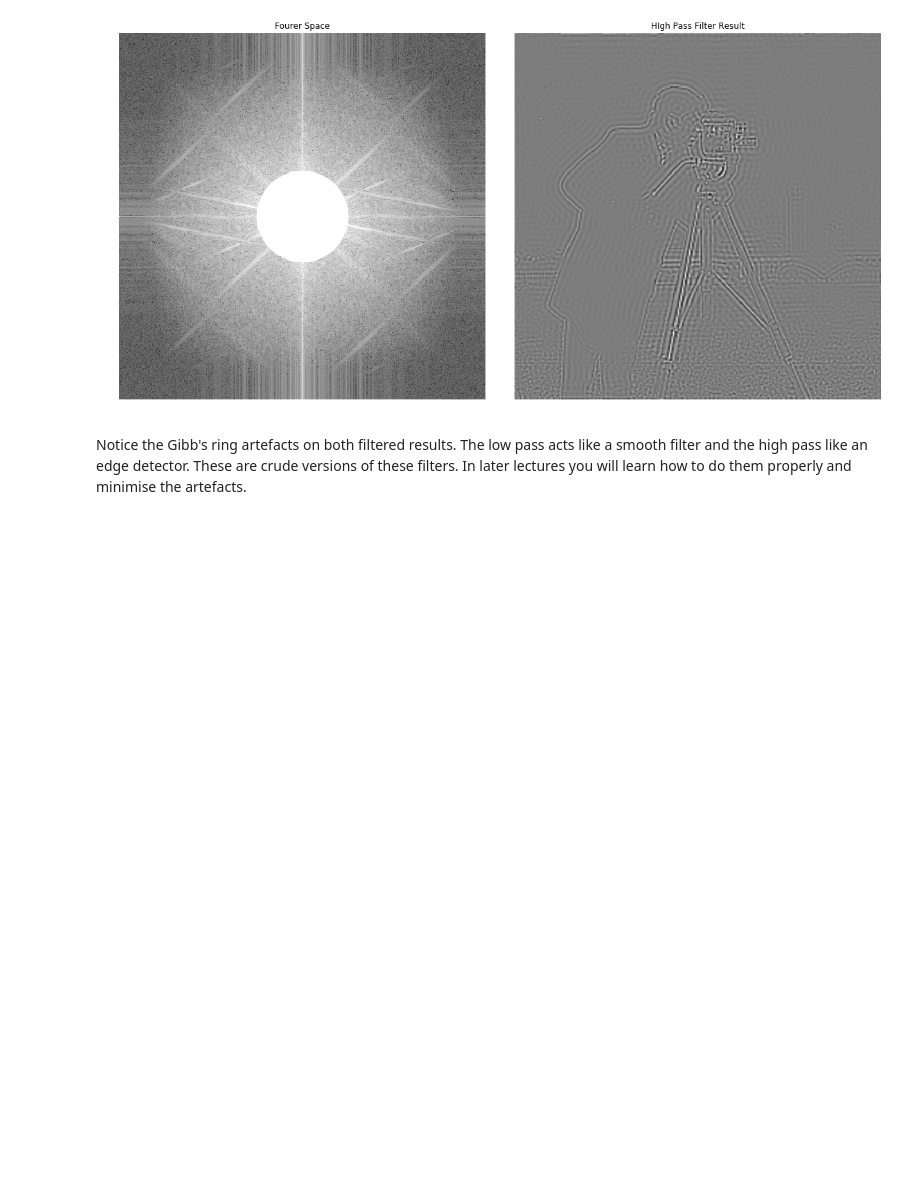
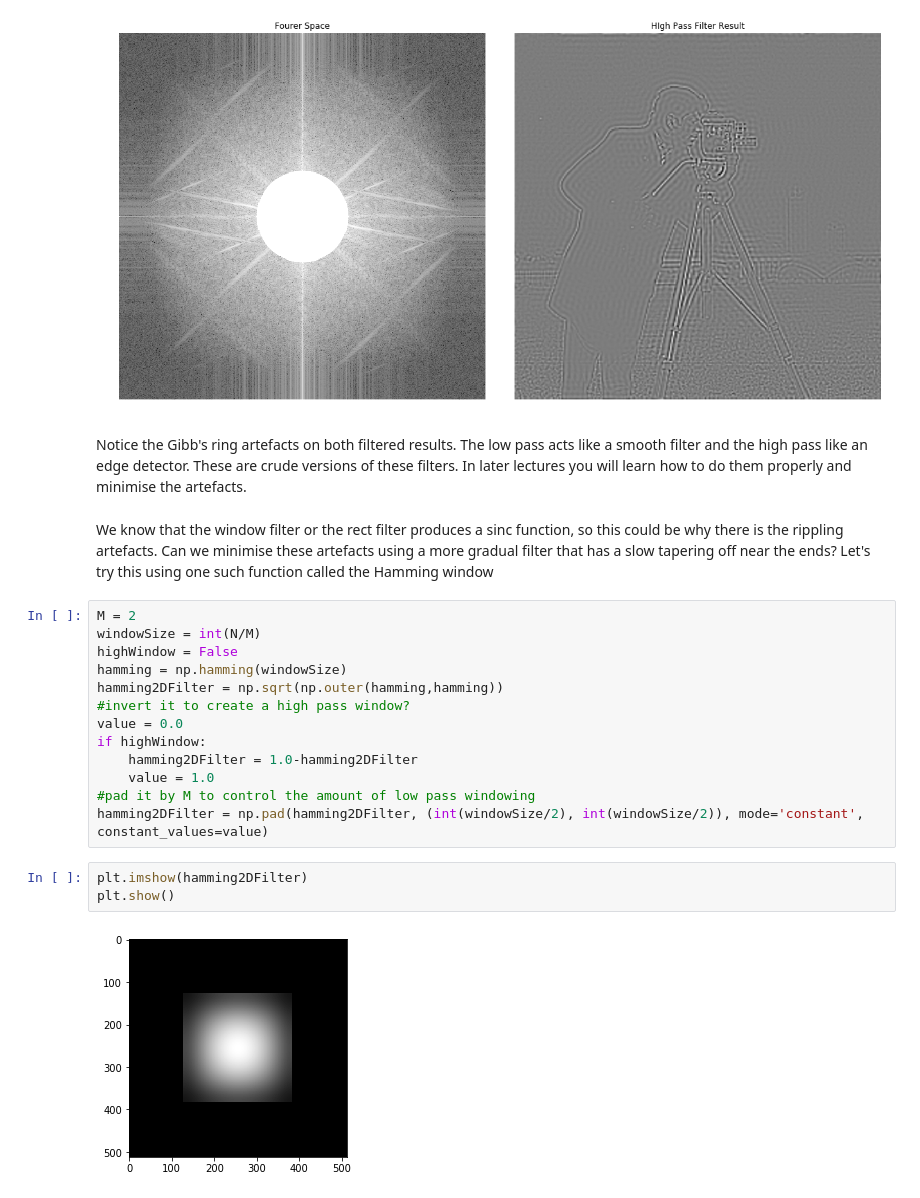
Before and after one commit to shakes76/ELEC3004, a Jupyter notebook: Examples/notebooks/Fourier+Filtering.ipynb, the cells around one changed output. Drawn from its saved outputs; the diff is of its cells as text; blank space fills up the shorter version.

```diff
--- a/Examples/notebooks/Fourier+Filtering.ipynb
+++ b/Examples/notebooks/Fourier+Filtering.ipynb
@@ -125,3 +125,23 @@ plt.show()
 [figure]
 # %% [markdown]
 Notice the Gibb's ring artefacts on both filtered results. The low pass acts like a smooth filter and the high pass like an edge detector. These are crude versions of these filters. In later lectures you will learn how to do them properly and minimise the artefacts.
+# %% [markdown]
+We know that the window filter or the rect filter produces a sinc function, so this could be why there is the rippling artefacts. Can we minimise these artefacts using a more gradual filter that has a slow tapering off near the ends? Let's try this using one such function called the Hamming window
+# %%
+M = 2
+windowSize = int(N/M)
+highWindow = False
+hamming = np.hamming(windowSize)
+hamming2DFilter = np.sqrt(np.outer(hamming,hamming))
+#invert it to create a high pass window?
+value = 0.0
+if highWindow:
+    hamming2DFilter = 1.0-hamming2DFilter
+    value = 1.0
+#pad it by M to control the amount of low pass windowing
+hamming2DFilter = np.pad(hamming2DFilter, (int(windowSize/2), int(windowSize/2)), mode='constant', constant_values=value)
+# %%
+plt.imshow(hamming2DFilter)
+plt.show()
+# %% [output]
+[figure, added]
```
Also changed, not shown: parts of 5 cells of this notebook, 1 other file.
